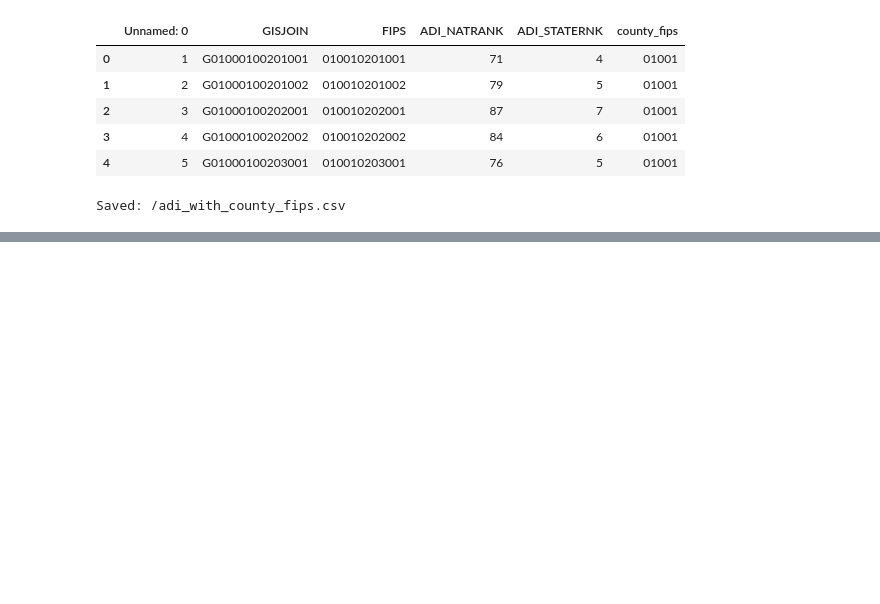
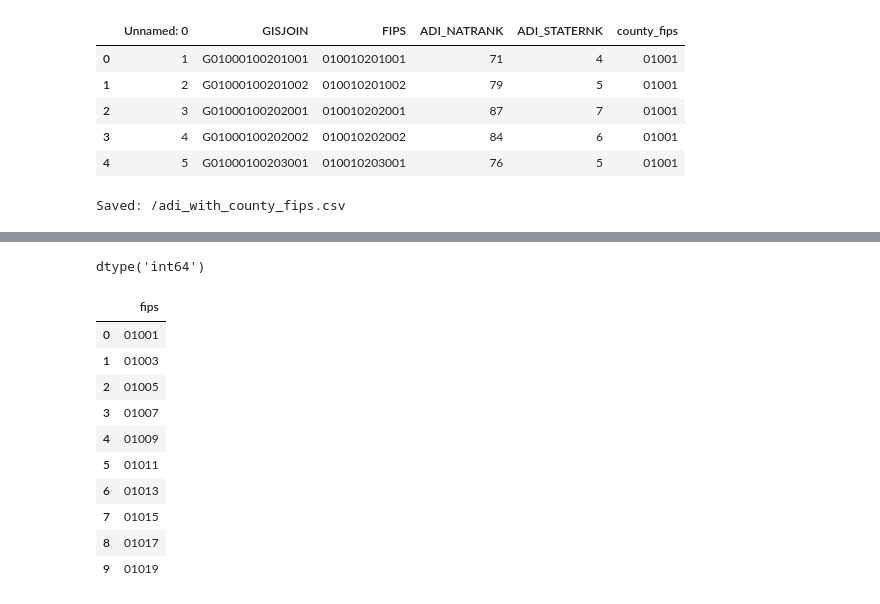
Before and after one commit to worldterminator/mess, a Jupyter notebook: hungergame.ipynb, the cells around one changed output, grey strips where cells are left out. Cells and saved outputs as stored; diff of their text form; code cells hidden in the pictures; blank space fills up the shorter version.

```diff
--- a/hungergame.ipynb
+++ b/hungergame.ipynb
@@ -415,0 +445,26 @@ Saved: /adi_with_county_fips.csv
+# %%
+acs_svi[['fips', 'FIPS']].head(10)
+acs_svi['fips'].dtype
+# %% [output]
+dtype('int64')
+# %%
+acs_svi = acs_svi.drop(columns=['FIPS'])
+acharya['fips'] = acharya['fips'].astype(str).str.zfill(5)
+acs_svi['fips'] = acs_svi['fips'].astype(str).str.zfill(5)
+usda['fips'] = usda['fips'].astype(str).str.zfill(5)
+adi['fips'] = adi['county_fips'].astype(str).str.zfill(5)
+adi = adi.drop(columns=['county_fips'])
+# %%
+acs_svi[['fips']].head(10)
+# %% [output]
+|  | fips |
+| 0 | 01001 |
+| 1 | 01003 |
+| 2 | 01005 |
+| 3 | 01007 |
+| 4 | 01009 |
+| 5 | 01011 |
+| 6 | 01013 |
+| 7 | 01015 |
+| 8 | 01017 |
+| 9 | 01019 |
```
Also changed, not shown: parts of 7 cells of this notebook.
